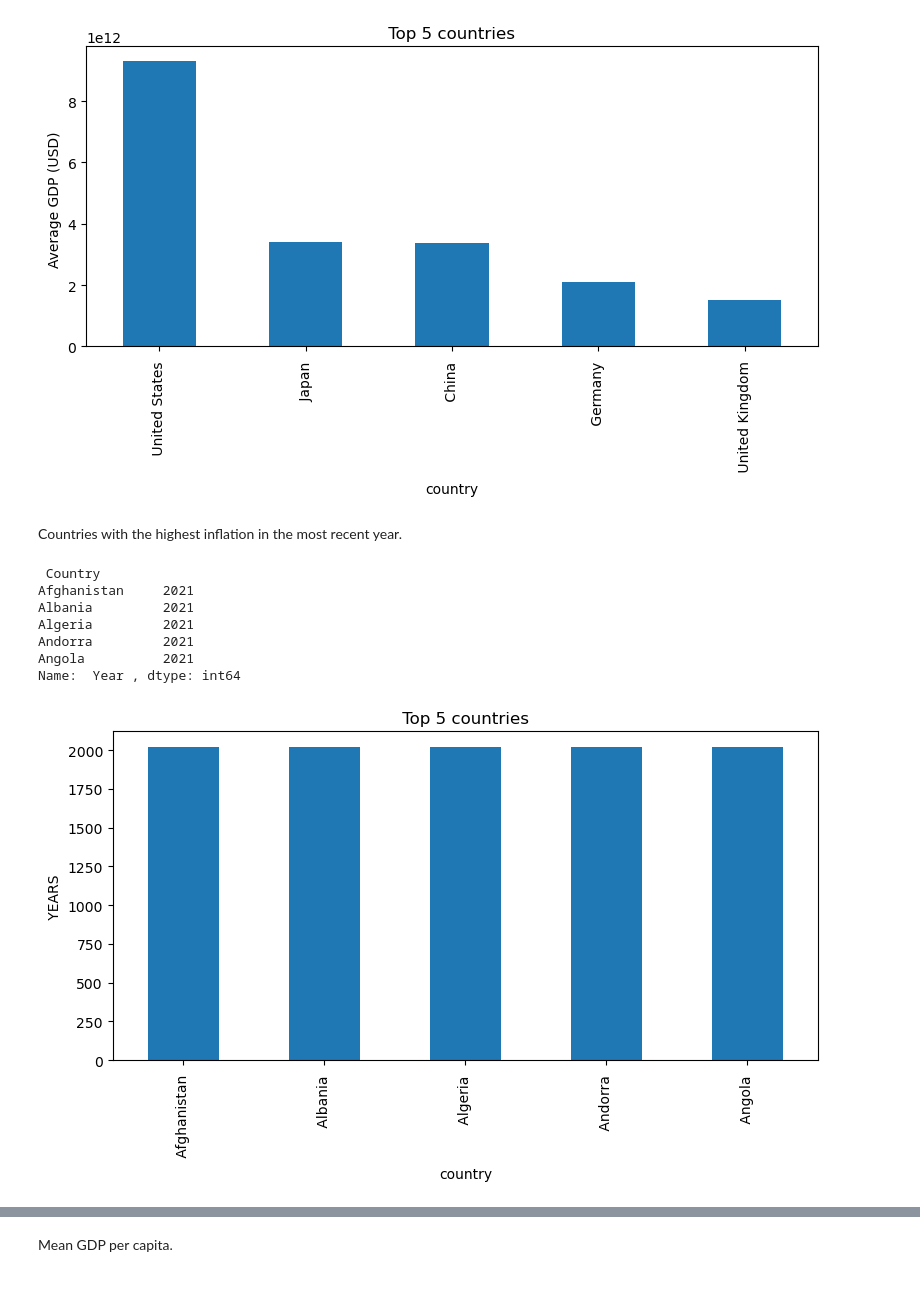
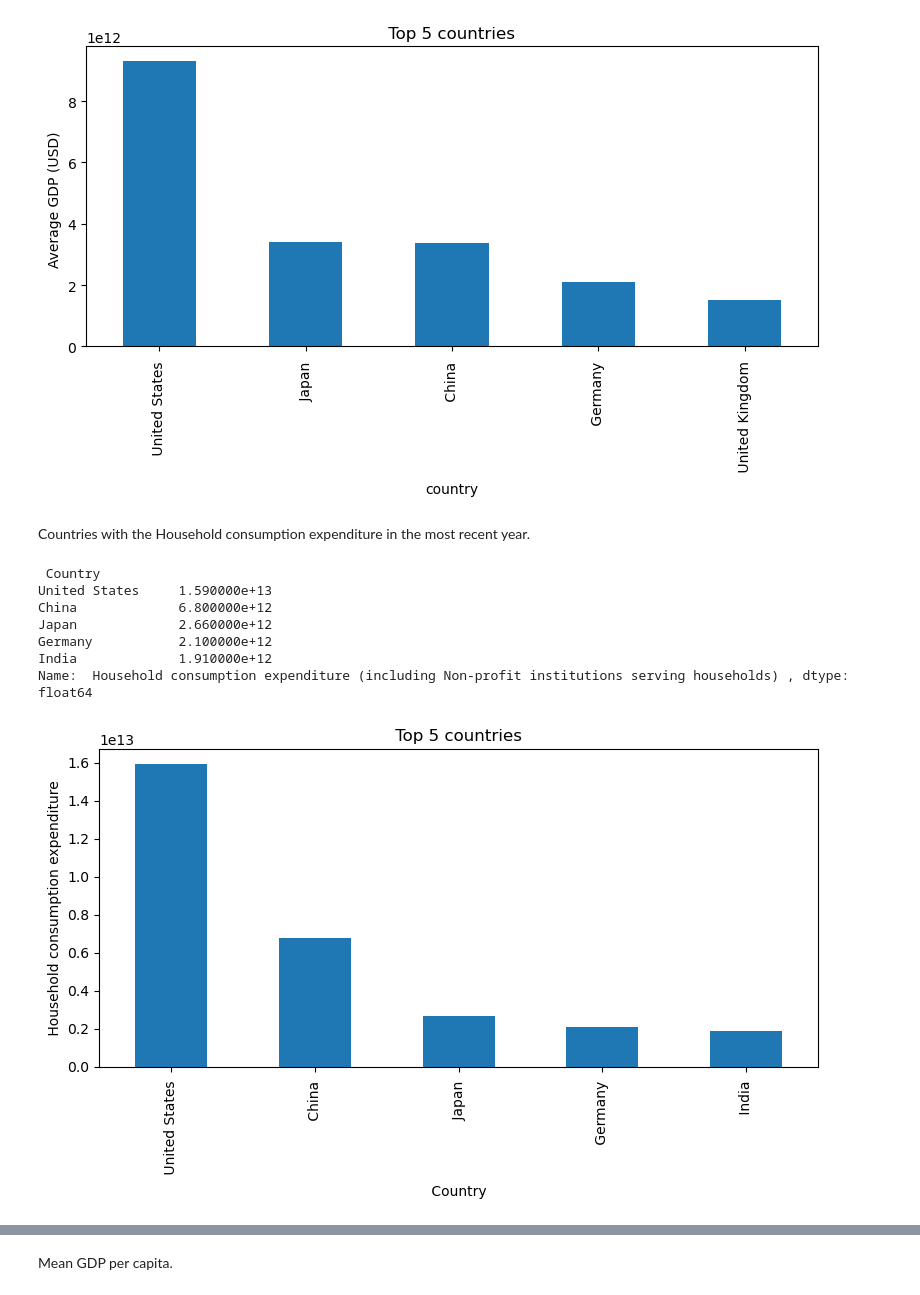
Before and after one commit to khoulaCode/DataScience-Brain-Bytes, a Jupyter notebook: Team_members/from_maather/Pandas_Practice.ipynb, the cells around one changed output, grey strips where cells are left out. Saved outputs shown, nothing was run; the diff lists cells and outputs as text; code cells hidden in the pictures.

```diff
--- a/Team_members/from_maather/Pandas_Practice.ipynb
+++ b/Team_members/from_maather/Pandas_Practice.ipynb
@@ -253,25 +253,27 @@ plt.show()
 # %% [output]
 [figure]
 # %% [markdown]
-Countries with the highest inflation in the most recent year.
+Countries with the Household consumption expenditure in the most recent year.
 # %%
-highest_inflation = df.groupby(' Country ')[' Year '].max().sort_values(ascending = False).head(5)
-highest_inflation
+latest_year = df[' Year '].max() #to detrmaine last year
+latest_data = df[df[' Year '] == latest_year]# to take the values for last year
+final_result = latest_data.groupby(' Country ')[' Household consumption expenditure (including Non-profit institutions serving households) '].sum().sort_values(ascending = False).head(5)
+final_result
 # %% [output]
  Country
-Afghanistan     2021
-Albania         2021
-Algeria         2021
-Andorra         2021
-Angola          2021
-Name:  Year , dtype: int64
+United States     1.590000e+13
+China             6.800000e+12
+Japan             2.660000e+12
+Germany           2.100000e+12
+India             1.910000e+12
+Name:  Household consumption expenditure (including Non-profit institutions serving households) , dtype: float64
 # %%
-highest_inflation.plot(kind = 'bar' , figsize = (8,5))
+final_result.plot(kind = 'bar' , figsize = (8,5),legend = False)
 plt.title(" Top 5 countries ")
-plt.ylabel( " YEARS ")
-plt.xlabel("country")
+plt.ylabel( " Household consumption expenditure ")
+plt.xlabel(" Country ")
 plt.tight_layout()
 plt.show()
 # %% [output]
-[figure, old version]
+[figure, new version]
 # %% [markdown]
```
Also changed, not shown: parts of 7 cells of this notebook.
